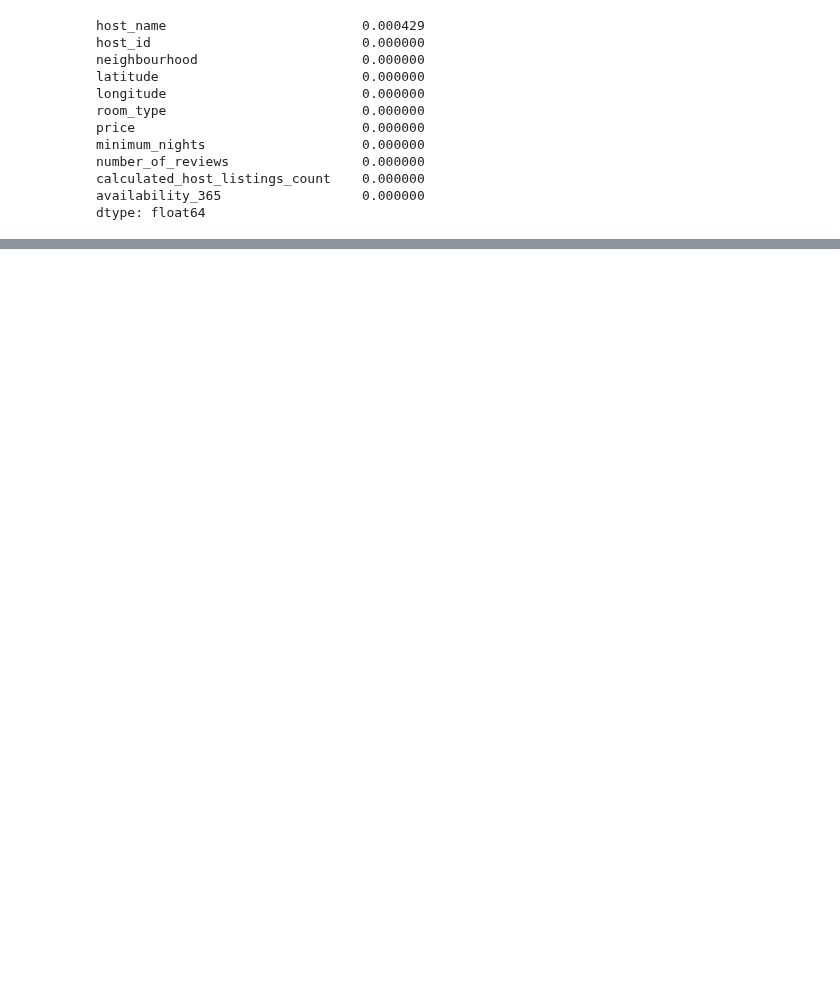
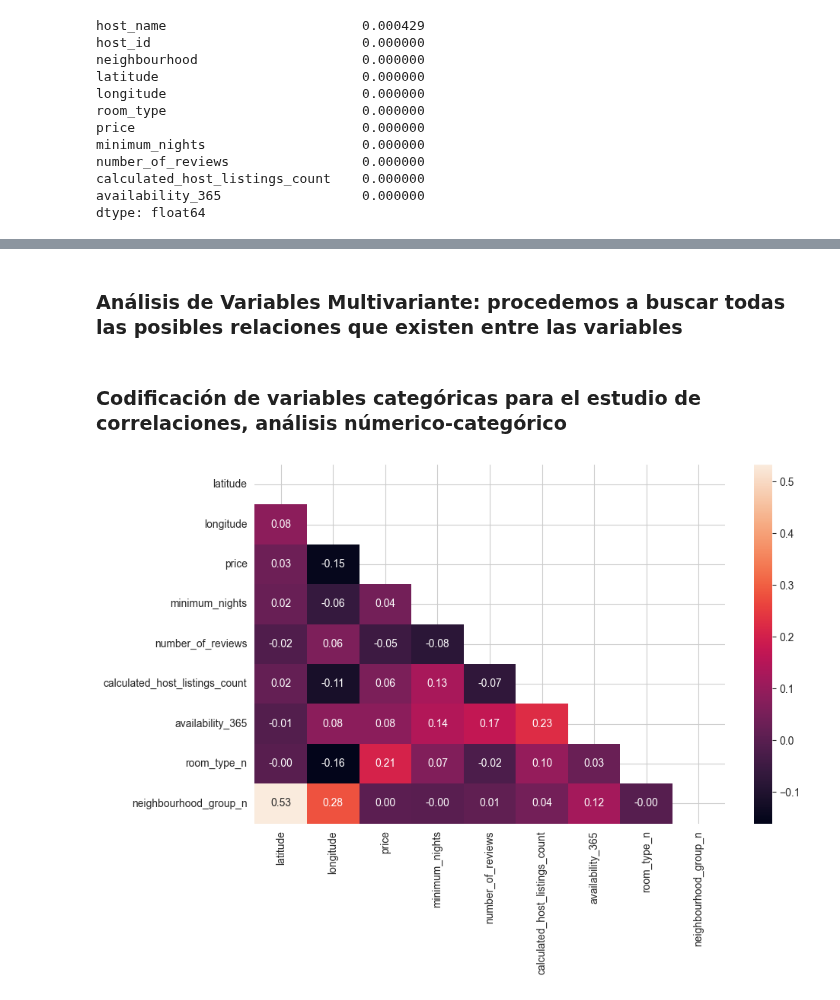
Before and after one commit to 4GeeksAcademy/sayons-intro-ml-new, a Jupyter notebook: src/eda-airbnd-ny.ipynb, the cells around one changed output, grey strips where cells are left out. Cells and saved outputs as stored; diff of their text form; code cells hidden in the pictures; blank space fills up the shorter version.

```diff
--- a/src/eda-airbnd-ny.ipynb
+++ b/src/eda-airbnd-ny.ipynb
@@ -229,0 +314,16 @@ plt.show()
+# %% [markdown]
+### Análisis de Variables Multivariante: procedemos a buscar todas las posibles relaciones que existen entre las variables
+# %% [markdown]
+### Codificación de variables categóricas para el estudio de correlaciones, análisis númerico-categórico
+# %%
+df["room_type_n"] = pd.factorize(df["room_type"])[0]
+df["neighbourhood_group_n"] = pd.factorize(df["neighbourhood_group"])[0]
+# %%
+corr = df[['latitude', 'longitude', 'price', 'minimum_nights', 'number_of_reviews', 'calculated_host_listings_count', 'availability_365', 'room_type_n', 'neighbourhood_group_n']].corr()
+mask = np.triu(np.ones_like(corr, dtype=bool))
+fig, axis = plt.subplots(figsize=(10, 7))
+sns.heatmap(corr, mask=mask, annot=True, fmt=".2f")
+plt.tight_layout()
+plt.show()
+# %% [output]
+[figure, added]
```
Also changed, not shown: parts of 35 cells of this notebook, 1 other file.
